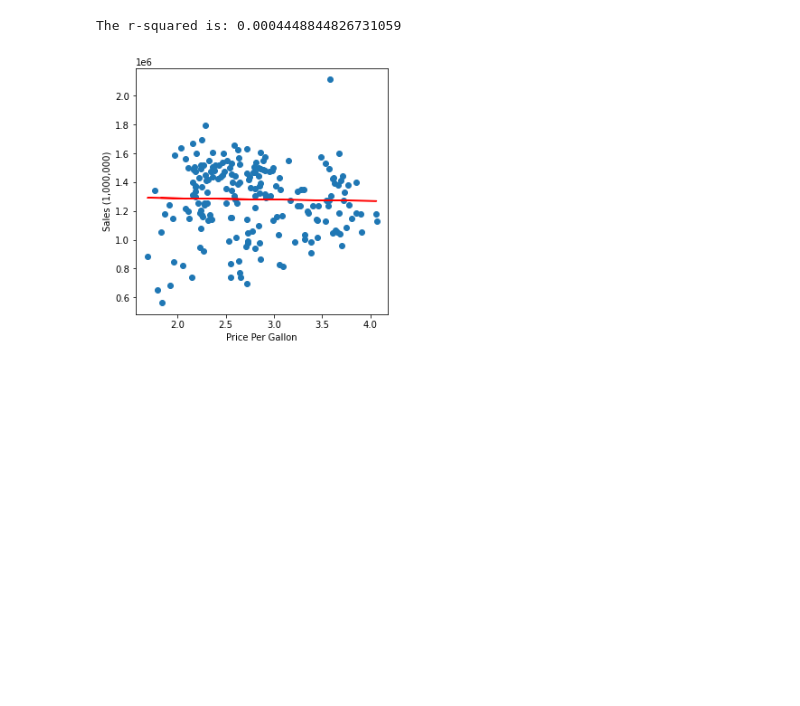
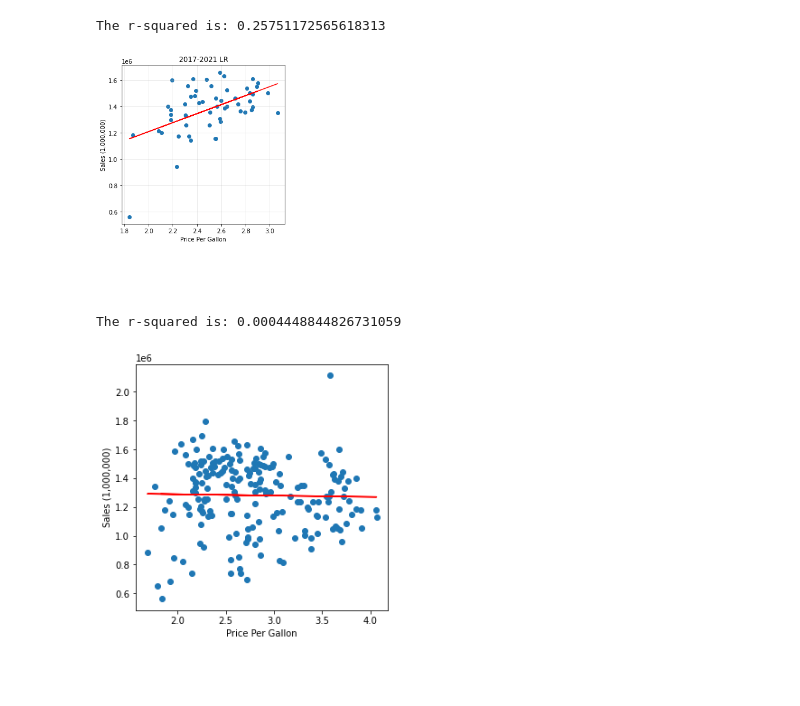
Before and after one commit to michelleherman13/auto-sales, a Jupyter notebook: data/LinearRegression_DH.ipynb, the cells around one changed output. Cells and saved outputs as stored; diff of their text form; code cells hidden in the pictures; blank space fills up the shorter version.

Commit message:
added ppt, scatterplot 2017-2021 LR

```diff
--- a/data/LinearRegression_DH.ipynb
+++ b/data/LinearRegression_DH.ipynb
@@ -11,0 +26,3 @@ df = pd.read_csv('final_data.csv')
+# %%
+five_years_df=df[df["Year"]>2016]
+five_years_df.head()
@@ -11,0 +36,22 @@ df = pd.read_csv('final_data.csv')
+# %%
+fig, ax = plt.subplots(figsize=(5,5))
+
+x_values = five_years_df['Price Per Gallon']
+y_values = five_years_df['Sales']
+(slope, intercept, rvalue, pvalue, stderr) = linregress(x_values, y_values)
+regress_values = x_values * slope + intercept
+line_eq = "y = " + str(round(slope,2)) + "x + " + str(round(intercept,2))
+plt.scatter(x_values,y_values)
+plt.plot(x_values,regress_values,"r-")
+plt.annotate(line_eq,(6,10),fontsize=15,color="red")
+plt.title('2017-2021 LR')
+plt.xlabel('Price Per Gallon')
+plt.ylabel('Sales (1,000,000)')
+plt.grid(linestyle="-", linewidth=1, alpha=0.25)
+print(f"The r-squared is: {rvalue**2}")
+plt.show()
+
+fig.savefig('Images/2017-2021 Sales vs PPG LR.png', dpi=100)
+# %% [output]
+The r-squared is: 0.25751172565618313
+[figure, added]
```
Also changed, not shown: parts of 3 cells of this notebook, 6 other files.
